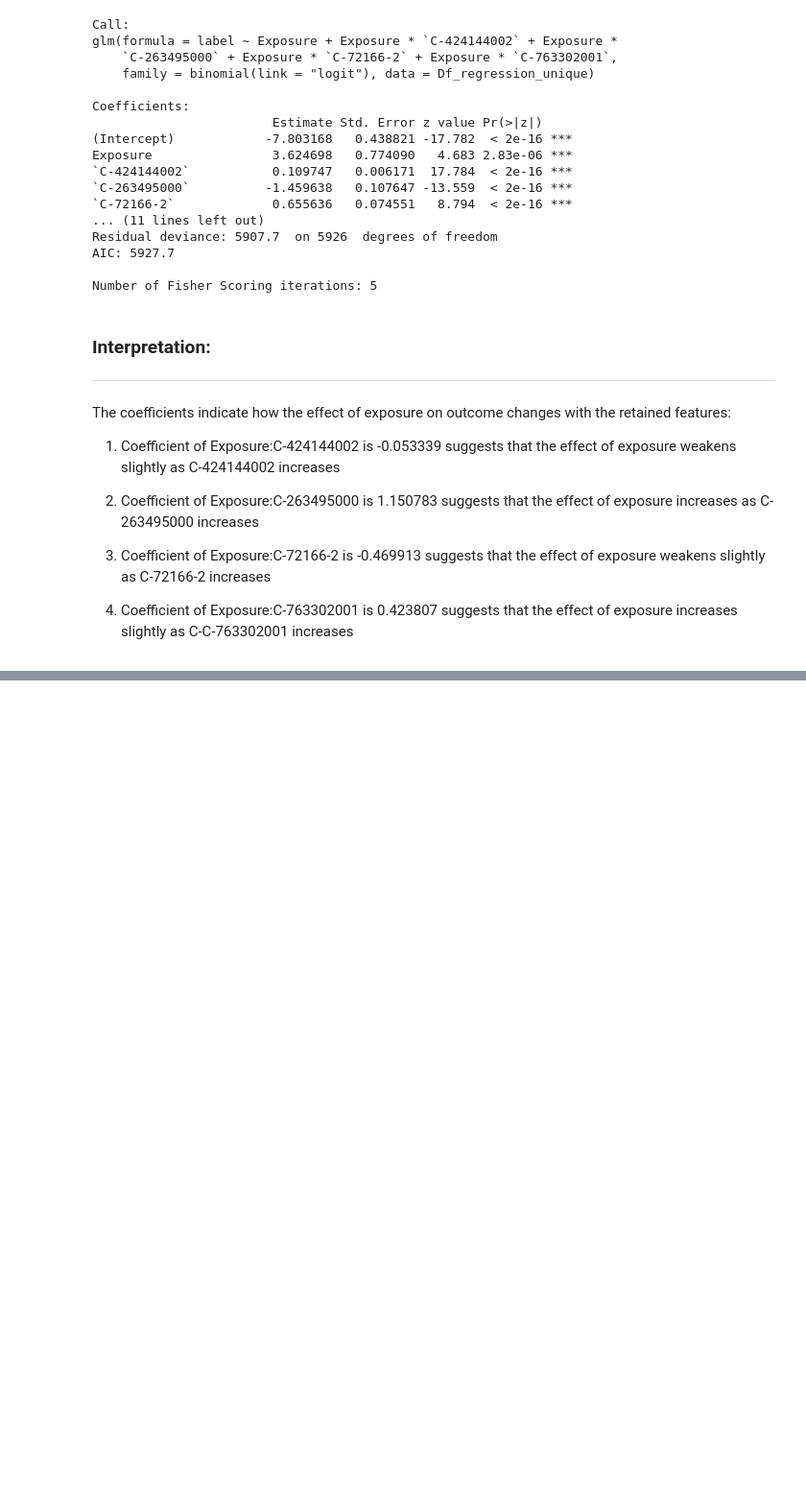
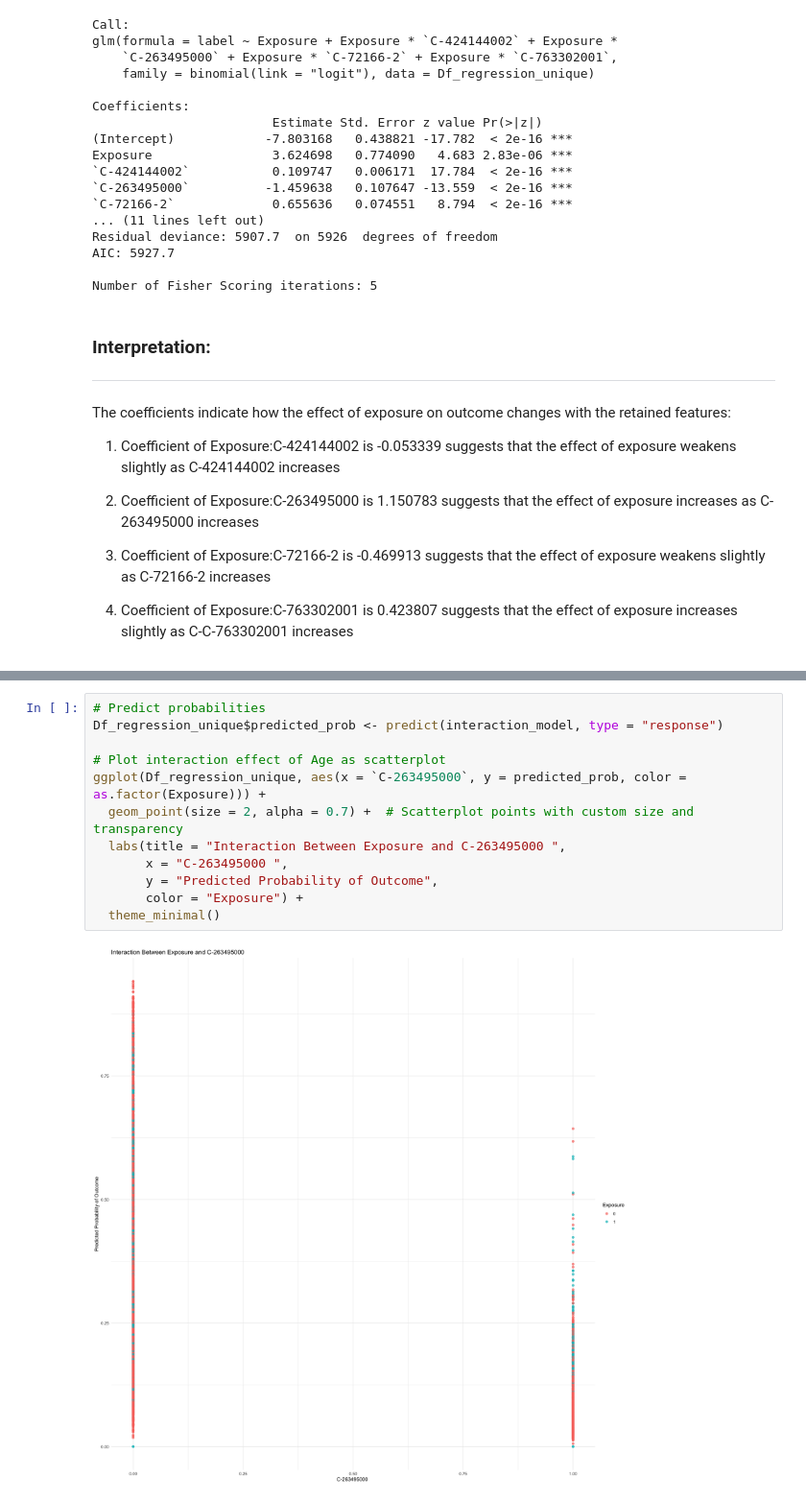
Before and after one commit to gerard-ompad/Artificial_intelligence_and_Big_Data_for_Pharmacoepidemiology, a Jupyter notebook: Answer_to_Exercise_3.ipynb, the cells around one changed output, grey strips where cells are left out. Shown at 96% size. Drawn from its saved outputs; the diff is of its cells as text; blank space fills up the shorter version.

```diff
--- a/Answer_to_Exercise_3.ipynb
+++ b/Answer_to_Exercise_3.ipynb
@@ -897,0 +898,14 @@ ggplot(Df_regression_unique, aes(x = `C-424144002`, y = predicted_prob, color =
+# %%
+# Predict probabilities
+Df_regression_unique$predicted_prob <- predict(interaction_model, type = "response")
+
+# Plot interaction effect of Age as scatterplot
+ggplot(Df_regression_unique, aes(x = `C-263495000`, y = predicted_prob, color = as.factor(Exposure))) +
+  geom_point(size = 2, alpha = 0.7) +  # Scatterplot points with custom size and transparency
+  labs(title = "Interaction Between Exposure and C-263495000 ",
+       x = "C-263495000 ",
+       y = "Predicted Probability of Outcome",
+       color = "Exposure") +
+  theme_minimal()
+# %% [output]
+[figure, added]
```
Also changed, not shown: parts of 5 cells of this notebook.
